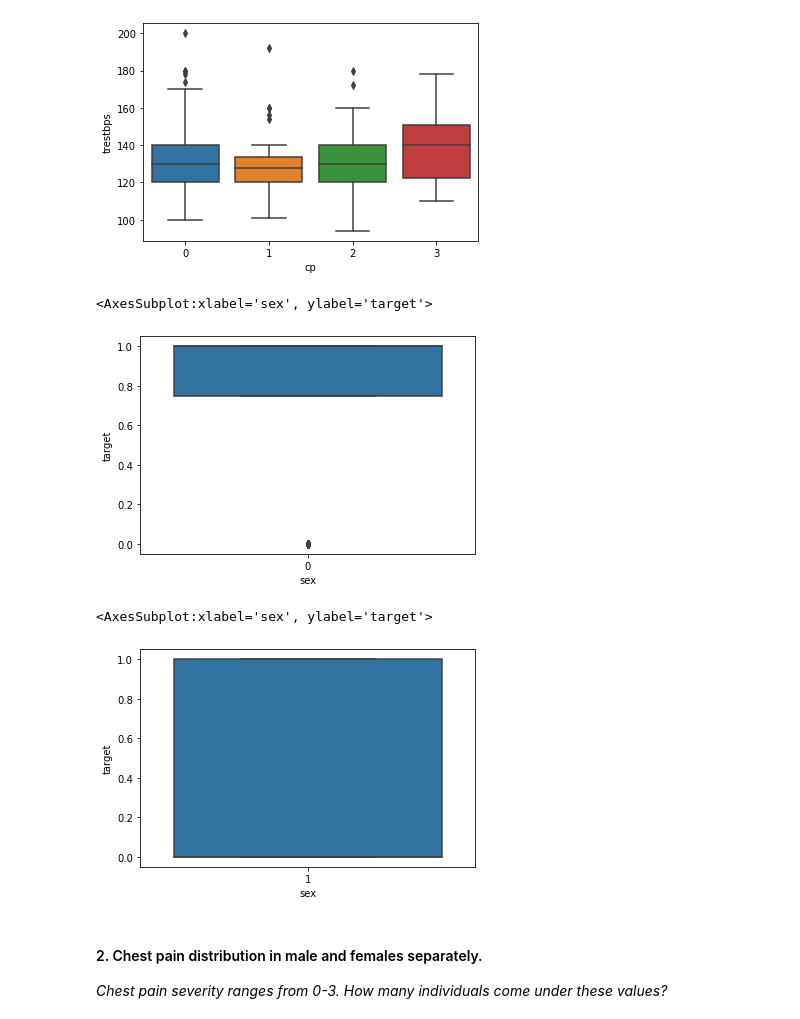
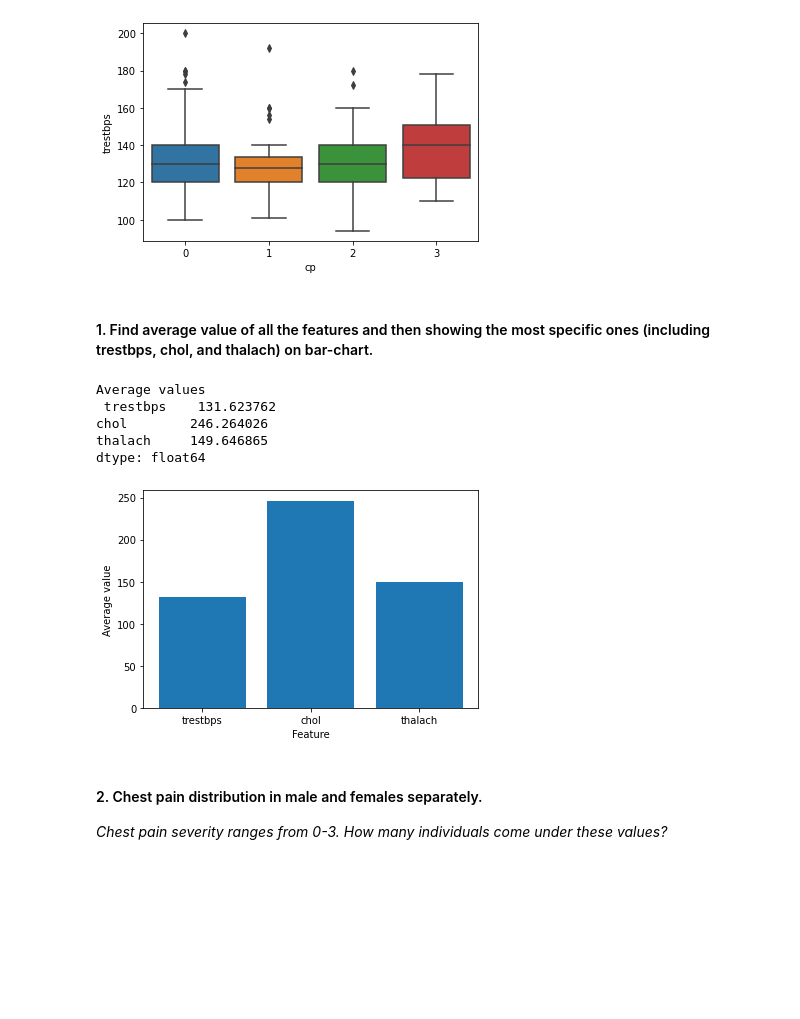
Before and after one commit to ahmad-raza1/Heart-Disease-Prediction, a Jupyter notebook: Heart_Disease_Presdiction.ipynb, the cells around one changed output. Saved outputs shown, nothing was run; the diff lists cells and outputs as text; code cells hidden in the pictures; blank space fills up the shorter version.

```diff
--- a/Heart_Disease_Presdiction.ipynb
+++ b/Heart_Disease_Presdiction.ipynb
@@ -115,18 +117,26 @@ sns.boxplot(x='cp', y='trestbps', data=heart_df)
 # %% [output]
 <AxesSubplot:xlabel='cp', ylabel='trestbps'>
 [figure]
-# %%
-temp = heart_df[heart_df['sex'] == 0]
-sns.boxplot(x='sex', y='target', data=temp)
-# %% [output]
-<AxesSubplot:xlabel='sex', ylabel='target'>
-[figure, removed]
-# %%
-temp = heart_df[heart_df['sex'] == 1]
-sns.boxplot(x='sex', y='target', data=temp)
-# %% [output]
-<AxesSubplot:xlabel='sex', ylabel='target'>
-[figure, removed]
+# %% [markdown]
+<h4> 1. Find average value of all the features and then showing the most specific ones (including trestbps, chol, and thalach) on bar-chart. </h4>
+# %%
+temp = heart_df[['trestbps', 'chol', 'thalach']]
+mean = temp.mean()
+
+print("Average values\n", mean)
+
+fig, ax = plt.subplots()
+ax.bar(mean.index, mean.values)
+plt.xlabel('Feature')
+plt.ylabel('Average value')
+plt.show()
+# %% [output]
+Average values
+ trestbps    131.623762
+chol        246.264026
+thalach     149.646865
+dtype: float64
+[figure, added]
 # %% [markdown]
 <h4> 2. Chest pain distribution in male and females separately. </h4>
 
```
Also changed, not shown: parts of 13 cells of this notebook, 2 other files.
